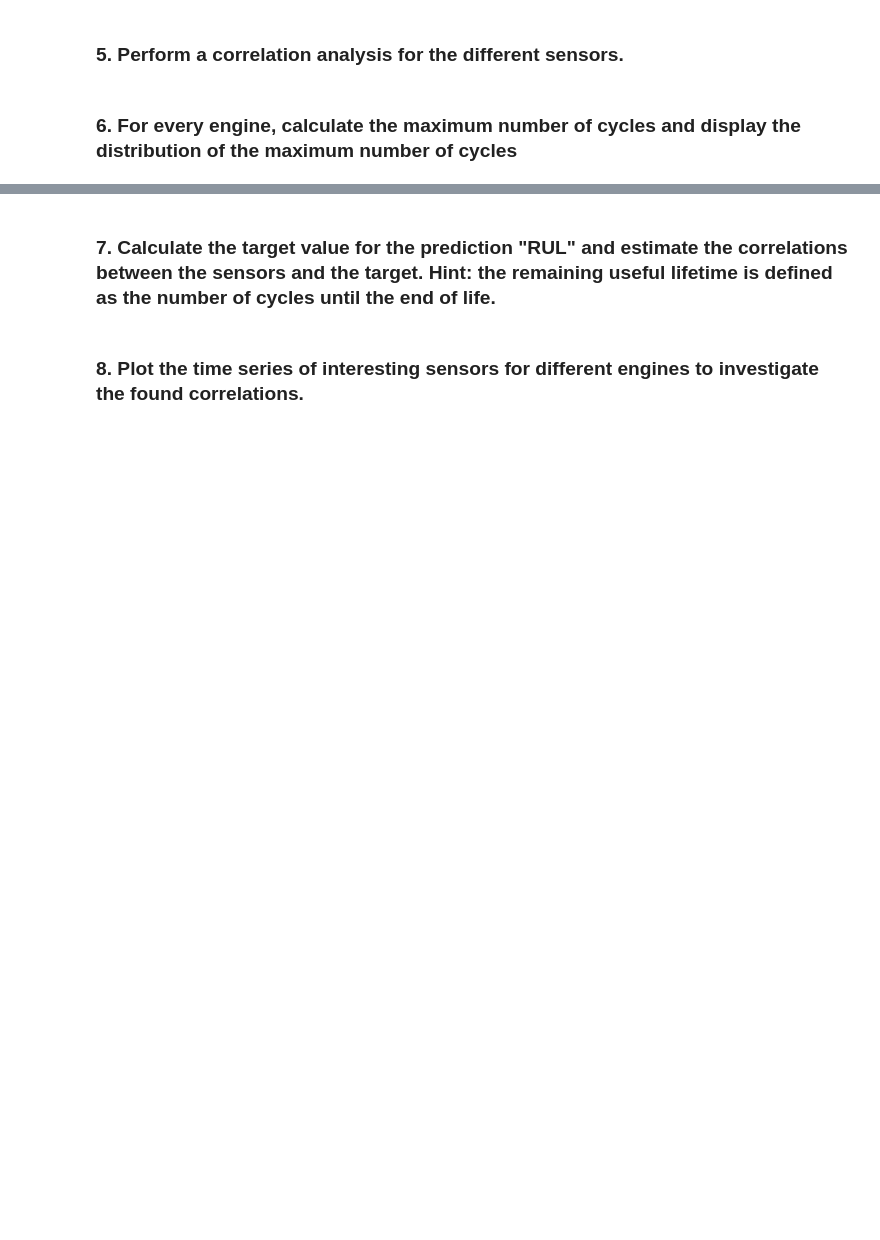
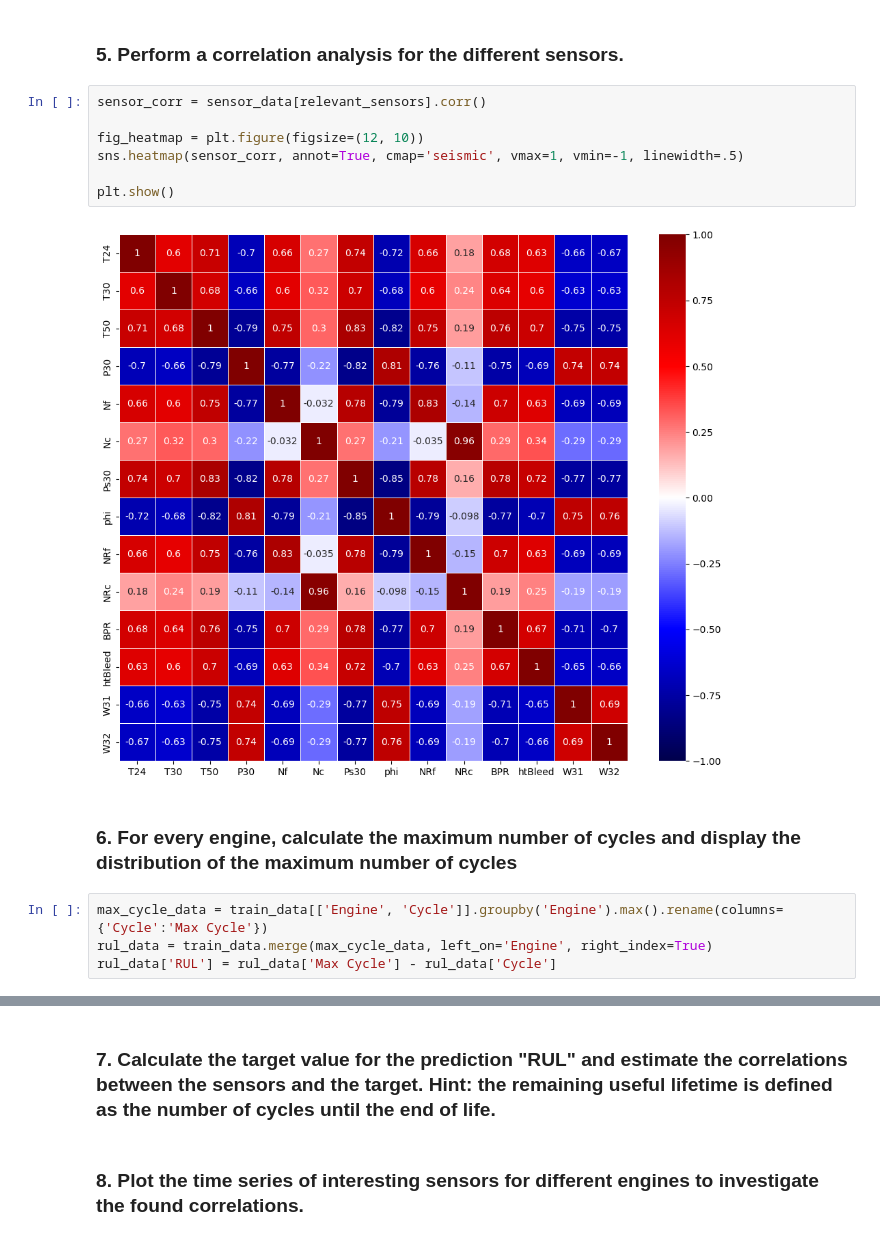
Before and after one commit to diyankacharov/ml_group_work-, a Jupyter notebook: Task/Data_Understanding_Task.ipynb, the cells around one changed output, grey strips where cells are left out. Cells and saved outputs as stored; diff of their text form; blank space fills up the shorter version.

```diff
--- a/Task/Data_Understanding_Task.ipynb
+++ b/Task/Data_Understanding_Task.ipynb
@@ -114,4 +134,17 @@ SyntaxError: invalid syntax (1891091513.py, line 3)
 # %% [markdown]
 ### 5. Perform a correlation analysis for the different sensors.
+# %%
+sensor_corr = sensor_data[relevant_sensors].corr()
+
+fig_heatmap = plt.figure(figsize=(12, 10))
+sns.heatmap(sensor_corr, annot=True, cmap='seismic', vmax=1, vmin=-1, linewidth=.5)
+
+plt.show()
+# %% [output]
+[figure, added]
 # %% [markdown]
 ### 6. For every engine, calculate the maximum number of cycles and display the distribution of the maximum number of cycles
+# %%
+max_cycle_data = train_data[['Engine', 'Cycle']].groupby('Engine').max().rename(columns={'Cycle':'Max Cycle'})
+rul_data = train_data.merge(max_cycle_data, left_on='Engine', right_index=True)
+rul_data['RUL'] = rul_data['Max Cycle'] - rul_data['Cycle']
```
Also changed, not shown: parts of 6 cells of this notebook.
